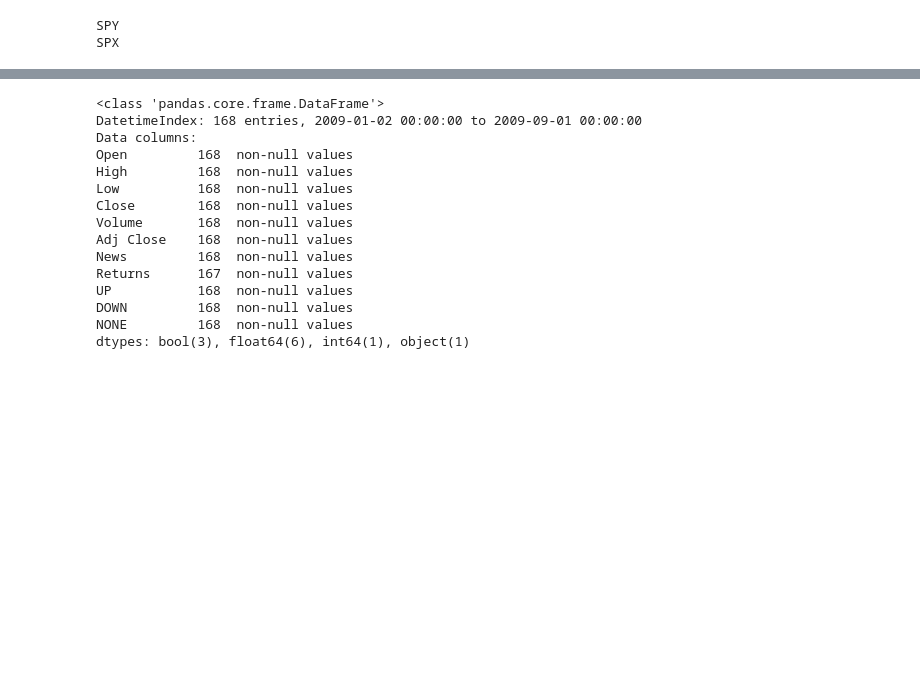
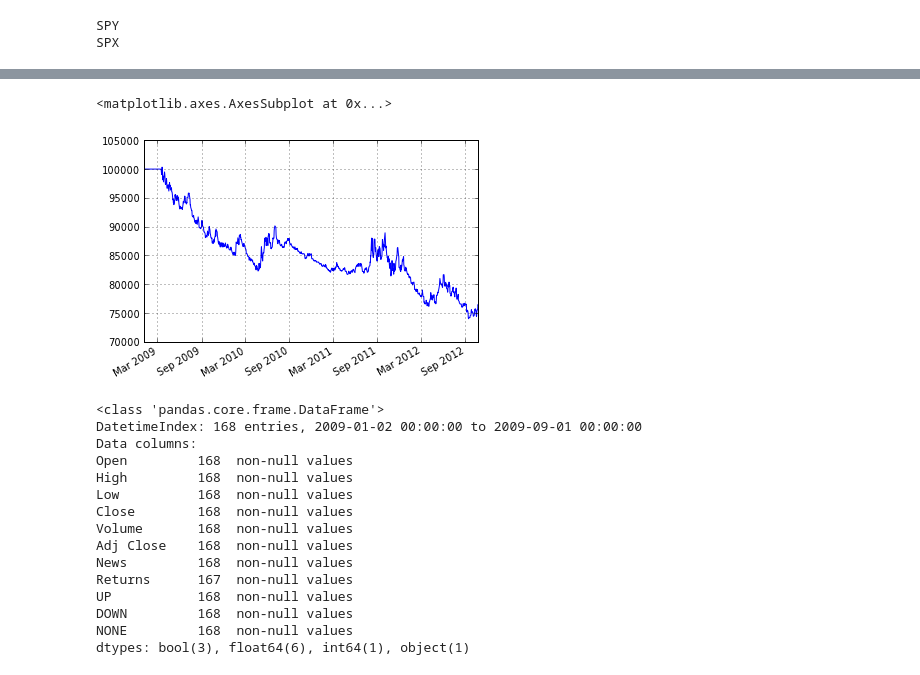
Before and after one commit to johnymontana/NewzTrader_AI_project, a Jupyter notebook: NewsCredScraper.ipynb, the cells around one changed output, grey strips where cells are left out. Saved outputs shown, nothing was run; the diff lists cells and outputs as text; code cells hidden in the pictures; blank space fills up the shorter version.

```diff
--- a/NewsCredScraper.ipynb
+++ b/NewsCredScraper.ipynb
@@ -448,6 +471,6 @@ class NLPFinanceNews(TradingAlgorithm):
 SPY
 SPX
 # %%
-nlp = NLPFinanceNews(nb_classifier, news, 'K')
-results = nlp.run(aapl)
+nlp = NLPFinanceNews(nb_classifier, news, 'SPY')
+results = nlp.run(spy)
 # %% [output]
@@ -457,3 +503,8 @@ newsUP_frame = returnsFrame.truncate(after='9/1/2009')
+# %%
+results.portfolio_value.plot()
+# %% [output]
+<matplotlib.axes.AxesSubplot at 0x...>
+[figure, added]
 # %%
 newsUP_frame
 # %% [output]
```
Also changed, not shown: parts of 4 cells of this notebook.
